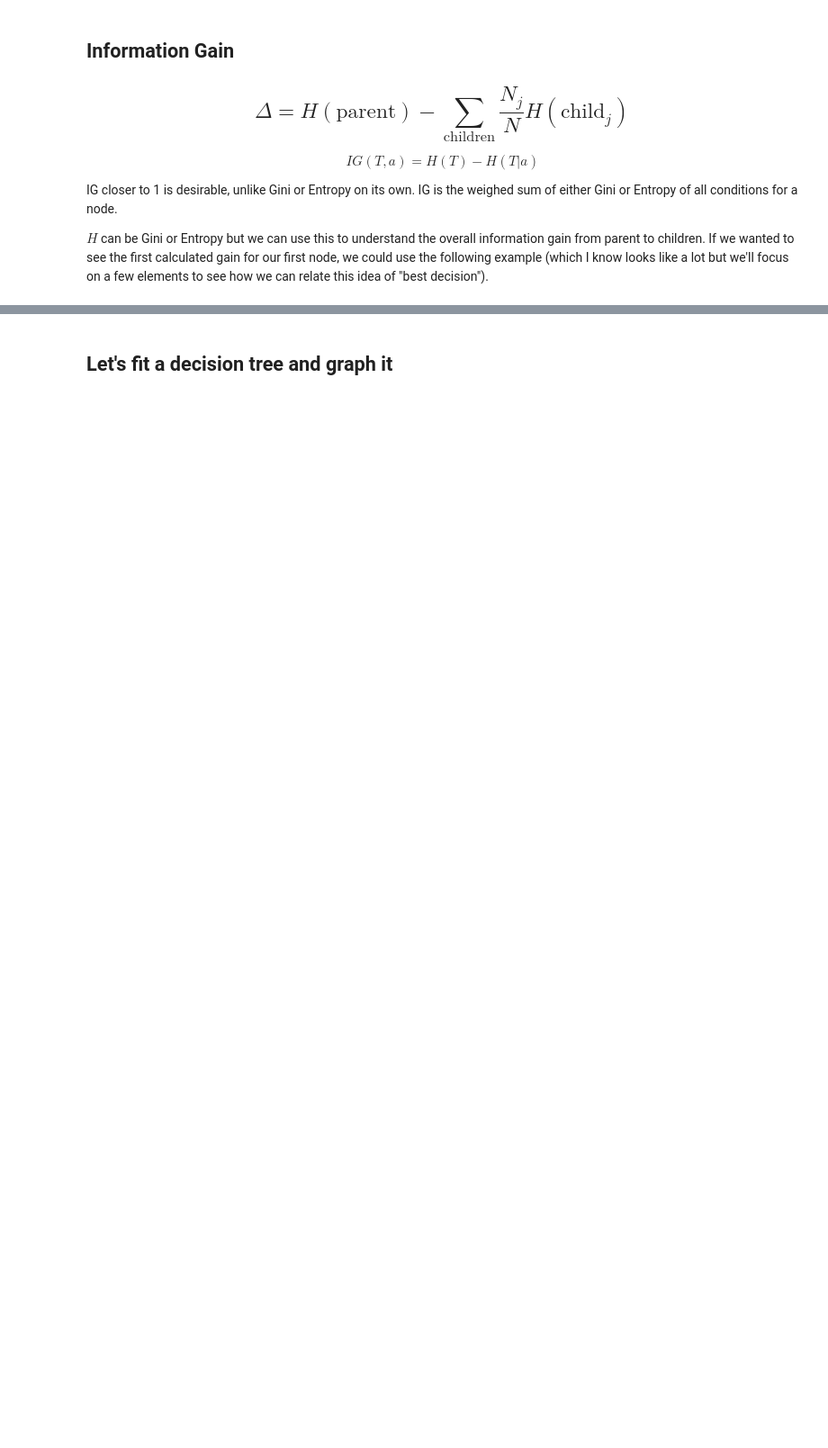
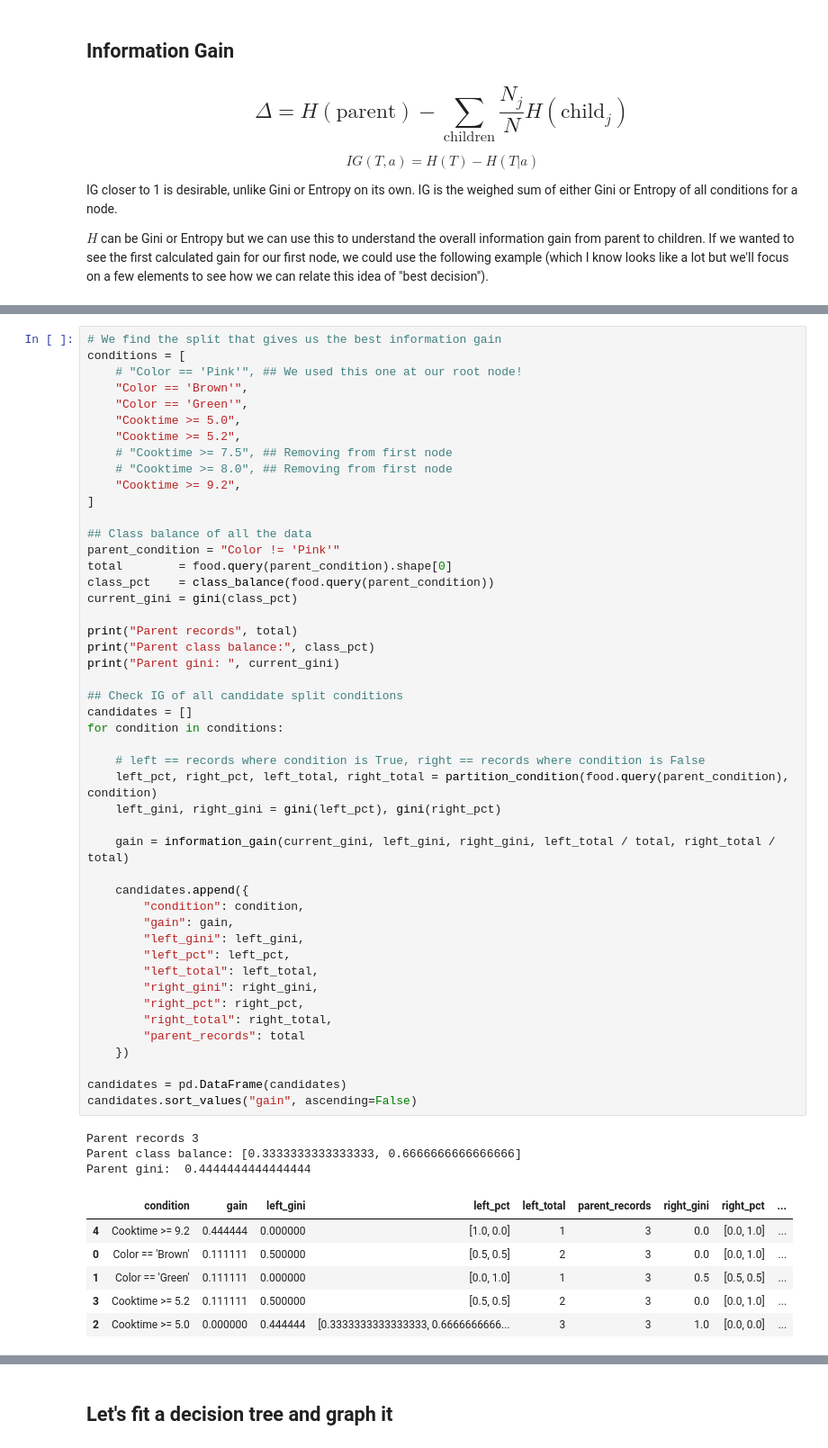
Before and after one commit to ga-curriculum/lesson-decision-trees, a Jupyter notebook: CART-codealong.ipynb, the cells around one changed output, grey strips where cells are left out. Shown at 90% size. Drawn from its saved outputs; the diff is of its cells as text; blank space fills up the shorter version.

```diff
--- a/CART-codealong.ipynb
+++ b/CART-codealong.ipynb
@@ -498,0 +536,57 @@ dtype: int64
+# %%
+# We find the split that gives us the best information gain
+conditions = [
+    # "Color == 'Pink'", ## We used this one at our root node!
+    "Color == 'Brown'",
+    "Color == 'Green'",
+    "Cooktime >= 5.0",
+    "Cooktime >= 5.2",
+    # "Cooktime >= 7.5", ## Removing from first node
+    # "Cooktime >= 8.0", ## Removing from first node
+    "Cooktime >= 9.2",
+]
+
+## Class balance of all the data
+parent_condition = "Color != 'Pink'"
+total        = food.query(parent_condition).shape[0]
+class_pct    = class_balance(food.query(parent_condition))
+current_gini = gini(class_pct)
+
+print("Parent records", total)
+print("Parent class balance:", class_pct)
+print("Parent gini: ", current_gini)
+
+## Check IG of all candidate split conditions
+candidates = []
+for condition in conditions:
+
+    # left == records where condition is True, right == records where condition is False
+    left_pct, right_pct, left_total, right_total = partition_condition(food.query(parent_condition), condition)
+    left_gini, right_gini = gini(left_pct), gini(right_pct)
+
+    gain = information_gain(current_gini, left_gini, right_gini, left_total / total, right_total / total)
+
+    candidates.append({
+        "condition": condition,
+        "gain": gain,
+        "left_gini": left_gini,
+        "left_pct": left_pct,
+        "left_total": left_total,
+        "right_gini": right_gini,
+        "right_pct": right_pct,
+        "right_total": right_total,
+        "parent_records": total
+    })
+
+candidates = pd.DataFrame(candidates)
+candidates.sort_values("gain", ascending=False)
+# %% [output]
+Parent records 3
+Parent class balance: [0.3333333333333333, 0.6666666666666666]
+Parent gini:  0.4444444444444444
+|  | condition | gain | left_gini | left_pct | left_total | parent_records | right_gini | right_pct | ... |
+| 4 | Cooktime >= 9.2 | 0.444444 | 0.000000 | [1.0, 0.0] | 1 | 3 | 0.0 | [0.0, 1.0] | ... |
+| 0 | Color == 'Brown' | 0.111111 | 0.500000 | [0.5, 0.5] | 2 | 3 | 0.0 | [0.0, 1.0] | ... |
+| 1 | Color == 'Green' | 0.111111 | 0.000000 | [0.0, 1.0] | 1 | 3 | 0.5 | [0.5, 0.5] | ... |
+| 3 | Cooktime >= 5.2 | 0.111111 | 0.500000 | [0.5, 0.5] | 2 | 3 | 0.0 | [0.0, 1.0] | ... |
+| 2 | Cooktime >= 5.0 | 0.000000 | 0.444444 | [0.3333333333333333, 0.6666666666... | 3 | 3 | 1.0 | [0.0, 0.0] | ... |
```
Also changed, not shown: parts of 69 cells of this notebook, 1 other file.
